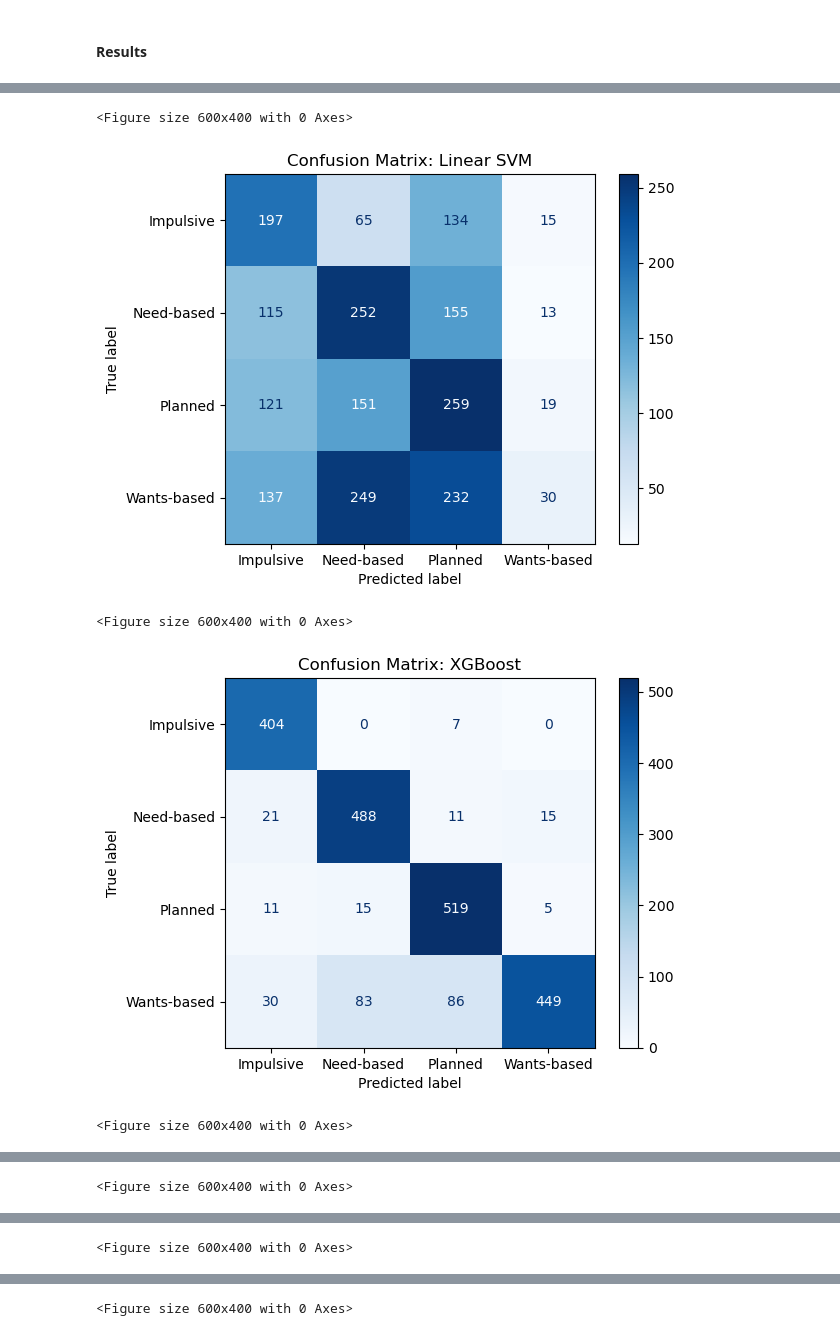
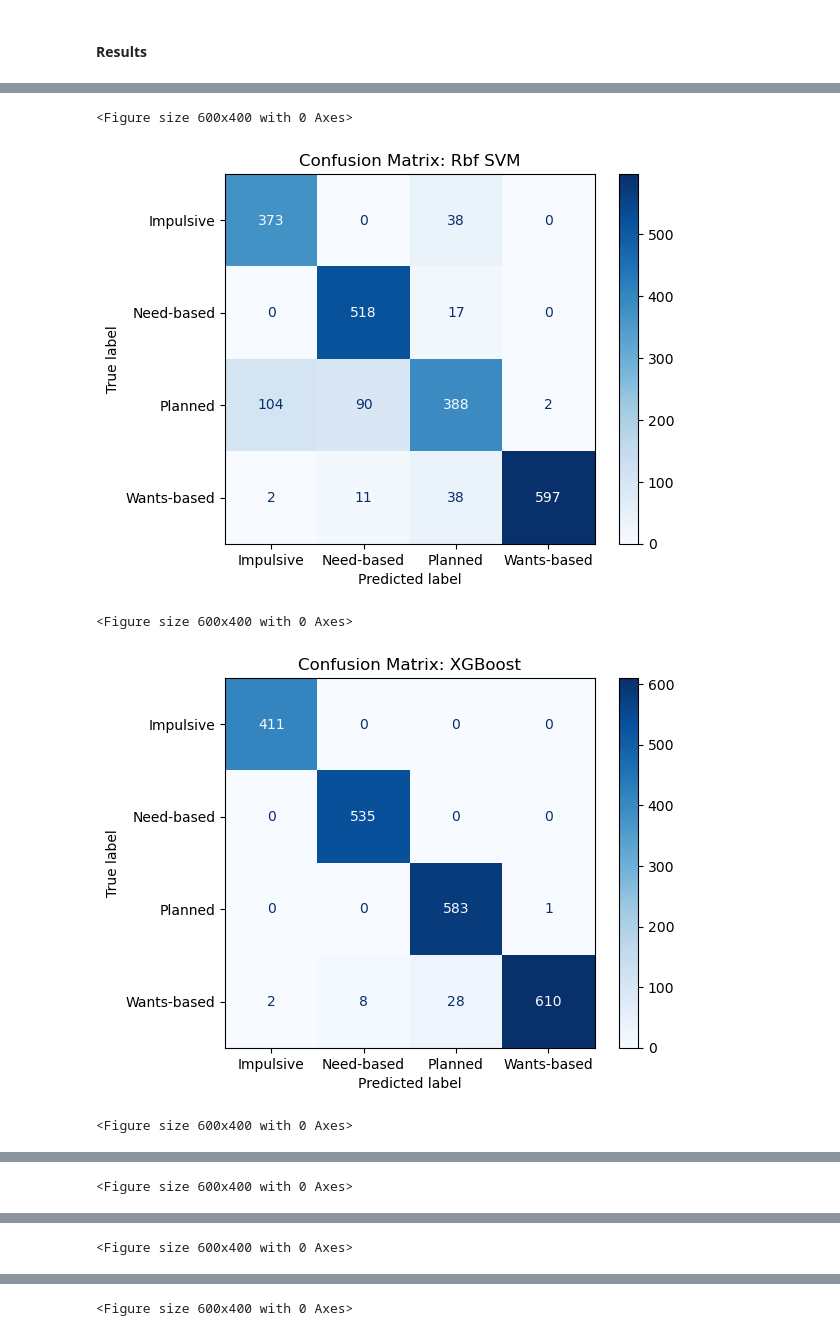
Before and after one commit to farahfuaad/Final-Year-Project-Prediction-of-Buying-Behavior-Patterns-using-ML, a Jupyter notebook: ml/intention_prediction.ipynb, the cells around one changed output, grey strips where cells are left out. Drawn from its saved outputs; the diff is of its cells as text; code cells hidden in the pictures.

```diff
--- a/ml/intention_prediction.ipynb
+++ b/ml/intention_prediction.ipynb
@@ -5,7 +5,7 @@ import matplotlib.pyplot as plt
 import seaborn as sns
 
 # Importing the dataset
-df = pd.read_csv("shopping_trends.csv")
+df = pd.read_csv("2_shopping_trends.csv")
 df
 # %% [output]
 |  | Age | Gender | Item Purchased | Category | Location | Season | Review Rating | Discount Applied | ... |
@@ -231,8 +235,8 @@ F1-score: 0.30236747250685564
 ### Logistic Regression
 # %%
 # Train Logistic Regression model
-logreg = LogisticRegression(class_weight='balanced', max_iter=1000)
-logreg.fit(x_train_balanced, y_train_balanced)
+logreg = LogisticRegression(class_weight='balanced', max_iter=2000)
+logreg.fit(x_train_scaled, y_train)
 
 # Test
 y_pred = logreg.predict(x_test_scaled)
@@ -295,22 +299,23 @@ from sklearn.model_selection import GridSearchCV
 
 model = SVC()
 param_grid = {
-    'C': [0.1, 1, 10],  # Example: regularization parameter
-    'kernel': ['linear', 'rbf'],  # Example: kernel type
-    'gamma': ['scale', 'auto'] # Example: kernel coefficient for 'rbf'
+    'C': [0.1, 1, 10],
+    'kernel': ['linear', 'rbf'],
+    'gamma': ['scale', 'auto']
 }
 
-# Perform grid search
-grid_search = GridSearchCV(model, param_grid, cv=3, scoring='accuracy')  # cv=3 for 3-fold cross-validation
-grid_search.fit(x_train, y_train)
+# Use scaled data and all CPU cores
+grid_search = GridSearchCV(model, param_grid, cv=3, scoring='accuracy', n_jobs=-1)
+grid_search.fit(x_train_scaled, y_train)
 
 # Get the best hyperparameters
 best_params = grid_search.best_params_
 print("Best Hyperparameters:", best_params)
 
-# 5. Evaluate the best model on the test set
-best_model = grid_search.best_estimator_  # Get the model with best hyperparameters
-svmtuning_accuracy = best_model.score(x_test, y_test)  # Evaluate on the test set
+# Evaluate the best model on the test set (use scaled data)
+best_model = grid_search.best_estimator_
+y_pred = best_model.predict(x_test_scaled)
+svmtuning_accuracy = best_model.score(x_test_scaled, y_test)
 svmtuning_precision = precision_score(y_test, y_pred, average='weighted', zero_division=1)
 svmtuning_recall = recall_score(y_test, y_pred, average='weighted', zero_division=1)
 svmtuning_f1 = f1_score(y_test, y_pred, average='weighted', zero_division=1)
@@ -345,17 +333,18 @@ F1-score: 0.7081097357370152
 # %%
 from sklearn.linear_model import LogisticRegression
+from sklearn.model_selection import GridSearchCV
 
-# Define parameter grid for Logistic Regression with higher max_iter
+# Use scaled data and a smaller grid for speed
 param_grid_lr = {
     'C': [0.01, 0.1, 1, 10],
-    'solver': ['lbfgs', 'liblinear'],
-    'class_weight': ['balanced', None],
-    'max_iter': [1000, 2000, 3000]
+    'solver': ['lbfgs'],
+    'class_weight': ['balanced'],
+    'max_iter': [1000]
 }
 
 lr = LogisticRegression()
-grid_search_lr = GridSearchCV(lr, param_grid_lr, cv=3, scoring='accuracy')
-grid_search_lr.fit(x_train, y_train)  # Use scaled data
+grid_search_lr = GridSearchCV(lr, param_grid_lr, cv=2, scoring='accuracy', n_jobs=-1)
+grid_search_lr.fit(x_train_scaled, y_train)  # Use scaled data
 
 # Best hyperparameters
 best_params_lr = grid_search_lr.best_params_
@@ -363,8 +352,8 @@ print("Best Hyperparameters for Logistic Regression:", best_params_lr)
 
 # Evaluate on test set
 best_lr = grid_search_lr.best_estimator_
-lrtuning_accuracy = best_lr.score(x_test, y_test)  # Use scaled data
-y_pred_lr = best_lr.predict(x_test)
+lrtuning_accuracy = best_lr.score(x_test_scaled, y_test)
+y_pred_lr = best_lr.predict(x_test_scaled)
 lrtuning_precision = precision_score(y_test, y_pred_lr, average='weighted', zero_division=1)
 lrtuning_recall = recall_score(y_test, y_pred_lr, average='weighted', zero_division=1)
 lrtuning_f1 = f1_score(y_test, y_pred_lr, average='weighted', zero_division=1)
@@ -534,32 +523,32 @@ plt.show()
 # %%
 from sklearn.metrics import confusion_matrix, ConfusionMatrixDisplay
 
 # Prepare a dictionary of model names and their predictions
 model_predictions = {
-    "Linear SVM": clf.predict(x_test_scaled),
+    "Rbf SVM": clf.predict(x_test_scaled),
     "XGBoost": xgb_clf.predict(x_test_scaled),
     "Decision Tree": DecisionTreeModel.predict(x_test_scaled),
     "Logistic Regression": logreg.predict(x_test_scaled),
     "Random Forest": rf_clf.predict(x_test_scaled),
     "SVM with Tuning": best_model.predict(x_test),
     "Logistic Regression with Tuning": best_lr.predict(x_test),
     "XGBoost with Tuning": best_xgb.predict(x_test_scaled)
 }
 
 # Get class labels from the label encoder for purchase_intent_category
 class_labels = le_dict['Purchase Intent Category'].classes_
 
 # Plot confusion matrix for each model
 for model_name, y_pred in model_predictions.items():
     cm = confusion_matrix(y_test, y_pred)
     disp = ConfusionMatrixDisplay(confusion_matrix=cm, display_labels=class_labels)
     plt.figure(figsize=(6, 4))
     disp.plot(cmap='Blues', values_format='d')
     plt.title(f'Confusion Matrix: {model_name}')
     plt.show()
 # %% [output]
 <Figure size 600x400 with 0 Axes>
-[figure, old version]
+[figure, new version]
 <Figure size 600x400 with 0 Axes>
-[figure, old version]
+[figure, new version]
 <Figure size 600x400 with 0 Axes>
```
Also changed, not shown: parts of 19 cells of this notebook.
